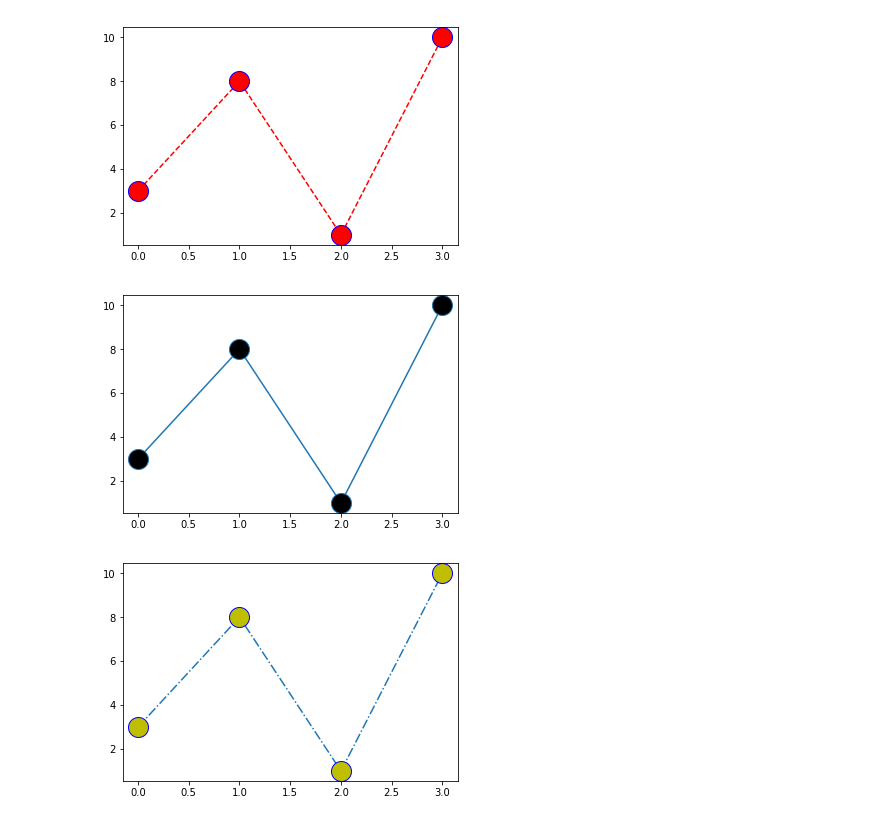
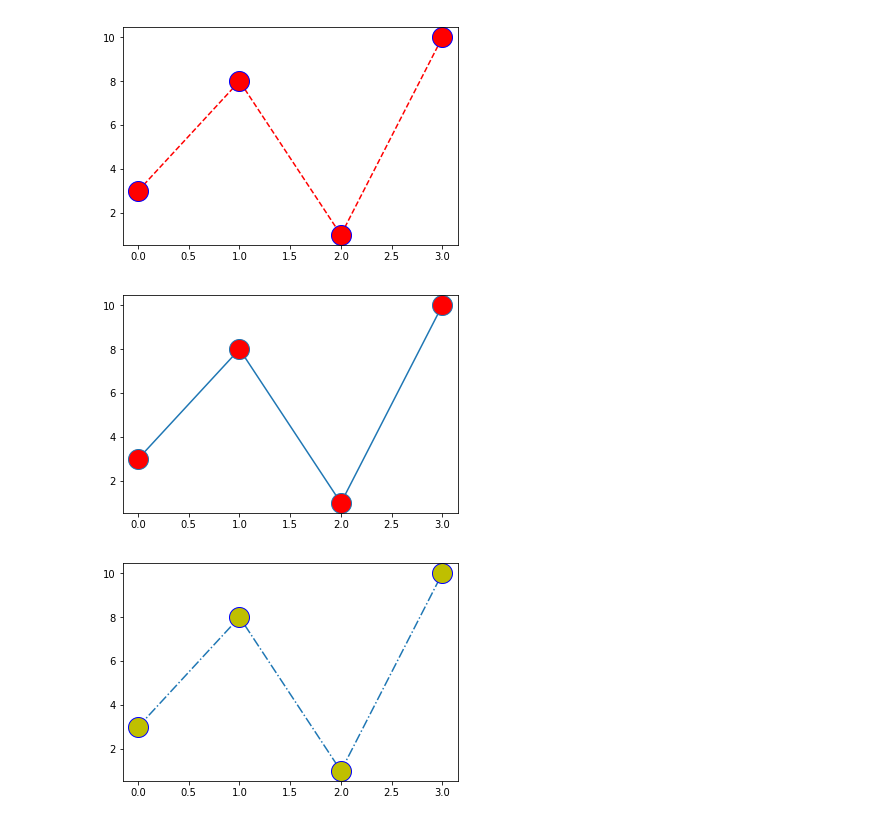
Before and after one commit to Sagarlatake/Matplotlib-Overview, a Jupyter notebook: Matplotlib.ipynb, the cells around one changed output. Saved outputs shown, nothing was run; the diff lists cells and outputs as text; code cells hidden in the pictures.

```diff
--- a/Matplotlib.ipynb
+++ b/Matplotlib.ipynb
@@ -218,11 +219,11 @@ plt.show()
 # %%
 # mfc: marker face color
 ypoints = np.array([3, 8, 1, 10])
 
-plt.plot(ypoints, marker = 'o', ms = 20, mfc = 'k')
+plt.plot(ypoints, marker = 'o', ms = 20, mfc = 'r')
 plt.show()
 # %% [output]
-[figure, old version]
+[figure, new version]
 # %%
 
 ypoints = np.array([3, 8, 1, 10])
```
Also changed, not shown: parts of 9 cells of this notebook.
